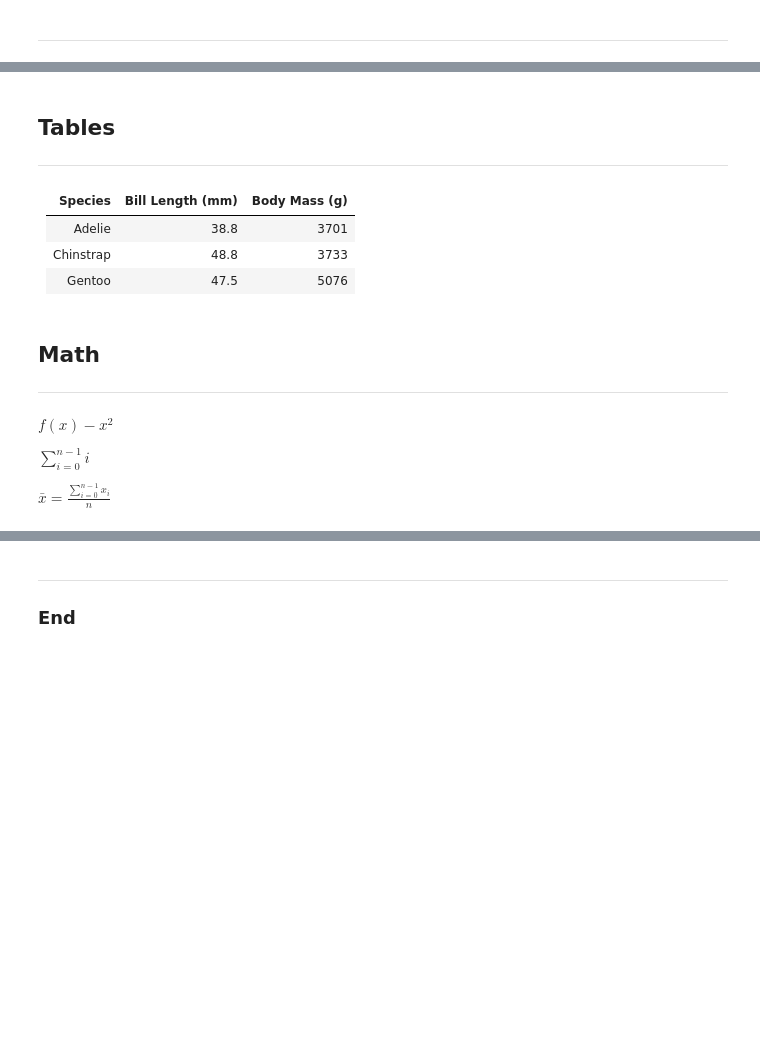
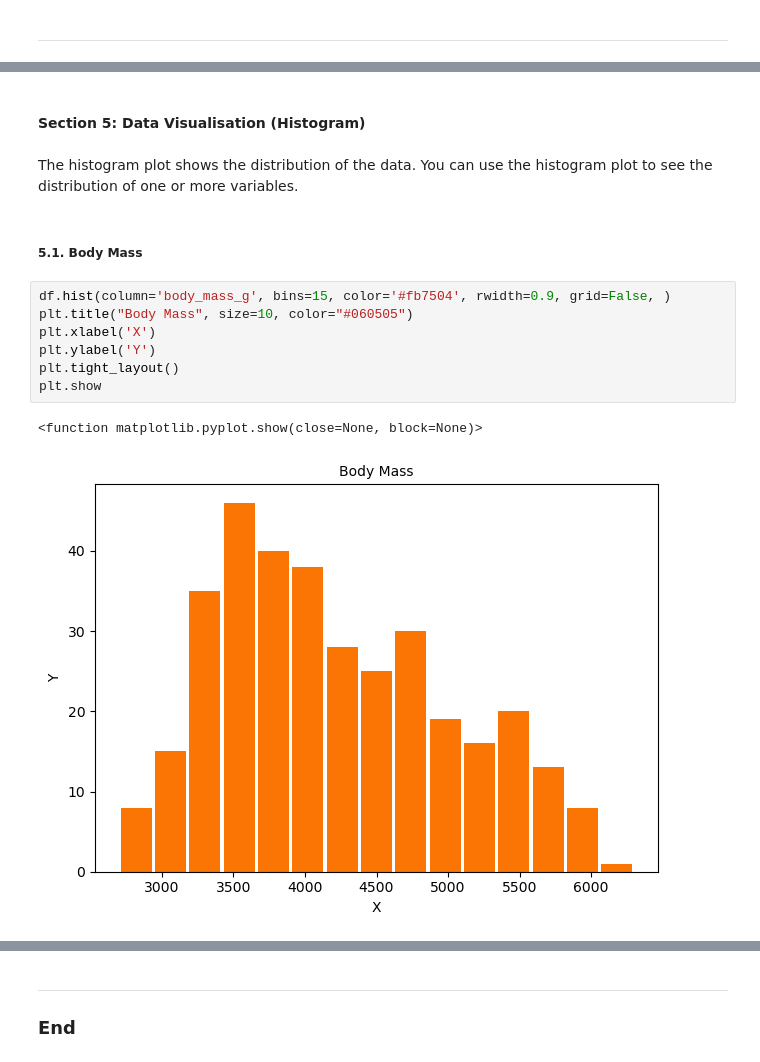
Before and after one commit to galto4/mywork, a Jupyter notebook: penguins.ipynb, the cells around one changed output, grey strips where cells are left out. Saved outputs shown, nothing was run; the diff lists cells and outputs as text; blank space fills up the shorter version.

```diff
--- a/penguins.ipynb
+++ b/penguins.ipynb
@@ -221,18 +230,16 @@ island_sex
-# %% [markdown]
-## Tables
-
-***
-
-| Species   |Bill Length (mm) | Body Mass (g) |
-|-----------|----------------:|--------------:|
-| Adelie    |             38.8|          3701 |
-| Chinstrap |             48.8|          3733 |
-| Gentoo    |             47.5|          5076 |
-# %% [markdown]
-## Math
-***
-$f(x) - x^2$
-
-$\sum_{i=0}^{n-1} i$
-
-$\bar{x} = \frac{\sum_{i=0}^{n-1} x_i}{n}$
+# %% [markdown]
+#### <b>Section 5: Data Visualisation (Histogram)</b><a class="anchor" id="section5"></a>
+# %% [markdown]
+The histogram plot shows the distribution of the data. You can use the histogram plot to see the distribution of one or more variables.
+# %% [markdown]
+##### <b>5.1. Body Mass</b>
+# %%
+df.hist(column='body_mass_g', bins=15, color='#fb7504', rwidth=0.9, grid=False, )
+plt.title("Body Mass", size=10, color="#060505")
+plt.xlabel('X')
+plt.ylabel('Y')
+plt.tight_layout()
+plt.show
+# %% [output]
+<function matplotlib.pyplot.show(close=None, block=None)>
+[figure, added]
```
Also changed, not shown: parts of 47 cells of this notebook, 2 other files.
